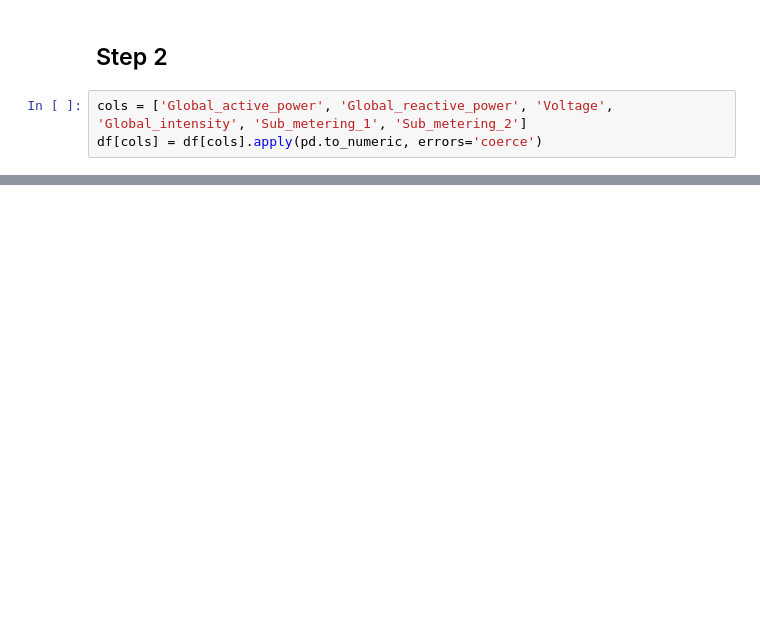
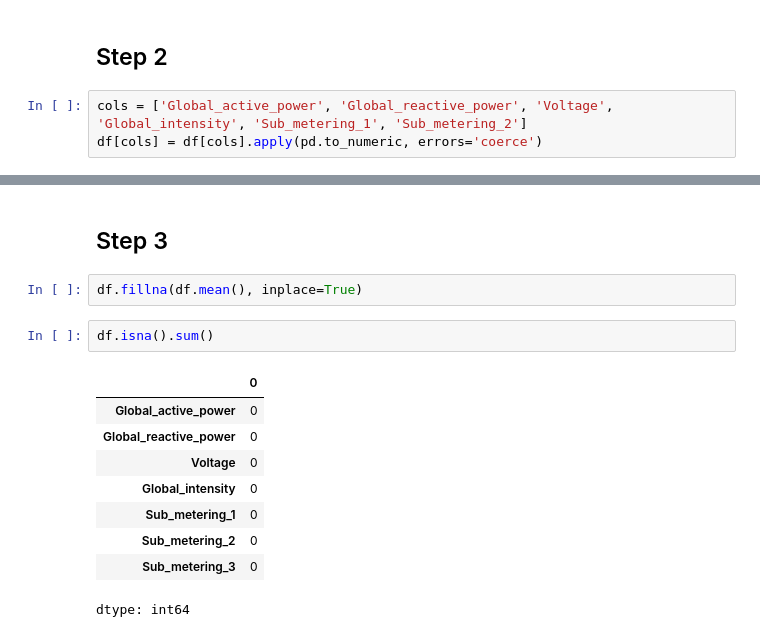
Before and after one commit to SiddharthDNathan/Electric-Power-Consumption---Time-Series-Analysis, a Jupyter notebook: Individual_Household_Electric_Power_Consumption_Time_Series_Analysis.ipynb, the cells around one changed output, grey strips where cells are left out. Saved outputs shown, nothing was run; the diff lists cells and outputs as text; blank space fills up the shorter version.

```diff
--- a/Individual_Household_Electric_Power_Consumption_Time_Series_Analysis.ipynb
+++ b/Individual_Household_Electric_Power_Consumption_Time_Series_Analysis.ipynb
@@ -133,0 +156,16 @@ df[cols] = df[cols].apply(pd.to_numeric, errors='coerce')
+# %% [markdown]
+## Step 3
+# %%
+df.fillna(df.mean(), inplace=True)
+# %%
+df.isna().sum()
+# %% [output]
+|  | 0 |
+| Global_active_power | 0 |
+| Global_reactive_power | 0 |
+| Voltage | 0 |
+| Global_intensity | 0 |
+| Sub_metering_1 | 0 |
+| Sub_metering_2 | 0 |
+| Sub_metering_3 | 0 |
+dtype: int64
```
Also changed, not shown: parts of 8 cells of this notebook.
